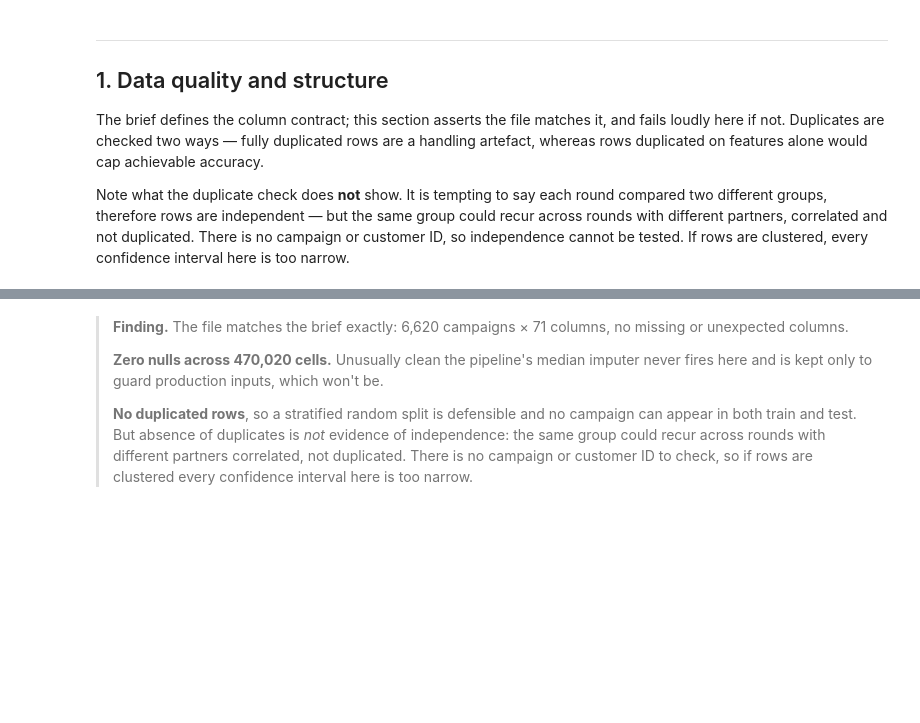
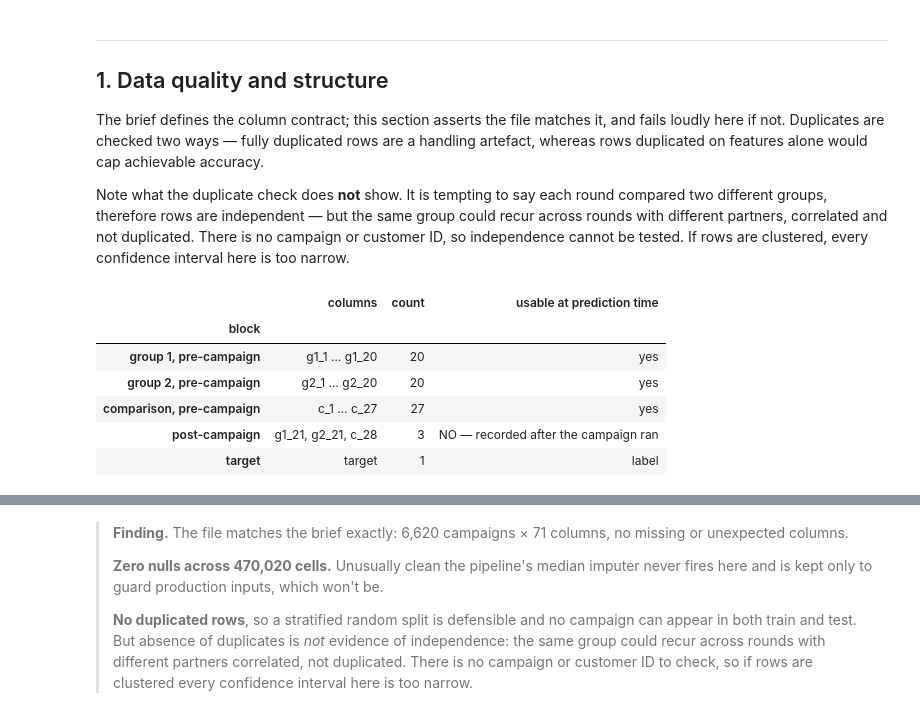
Before and after one commit to venkatasuda/campaign-group-predictor, a Jupyter notebook: notebooks/01_analysis.ipynb, the cells around one changed output, grey strips where cells are left out. Cells and saved outputs as stored; diff of their text form; code cells hidden in the pictures; blank space fills up the shorter version.

```diff
--- a/notebooks/01_analysis.ipynb
+++ b/notebooks/01_analysis.ipynb
@@ -85,14 +125,17 @@ The brief defines the column contract; this section asserts the file matches it,
 
 Note what the duplicate check does **not** show. It is tempting to say each round compared two different groups, therefore rows are independent — but the same group could recur across rounds with different partners, correlated and not duplicated. There is no campaign or customer ID, so independence cannot be tested. If rows are clustered, every confidence interval here is too narrow.
 # %%
-from src.constants import BASE_FEATURES, CLASS_LABELS, TARGET_COLUMN
-from notebooks.analysis_support import ( assert_column_contract, data_quality_report, dataset_facts, feature_contract,
-                                        missing_values_report,plot_feature_distributions, show_time_ordering, show_pairwise_signal, redundancy_report,)
-
 df = pd.read_csv(DATA_PATH)
 assert_column_contract(df)          # fails loudly here rather than subtly, later
 RESULTS.update(dataset_facts(df))
-
 feature_contract()
+# %% [output]
+|  | columns | count | usable at prediction time |
+| block |  |  |  |
+| group 1, pre-campaign | g1_1 … g1_20 | 20 | yes |
+| group 2, pre-campaign | g2_1 … g2_20 | 20 | yes |
+| comparison, pre-campaign | c_1 … c_27 | 27 | yes |
+| post-campaign | g1_21, g2_21, c_28 | 3 | NO — recorded after the campaign ran |
+| target | target | 1 | label |
 # %%
 data_quality_report(df) # Check the Shape, contract conformance, null rate, and two duplicate counts in one table.
```
Also changed, not shown: parts of 39 cells of this notebook.
